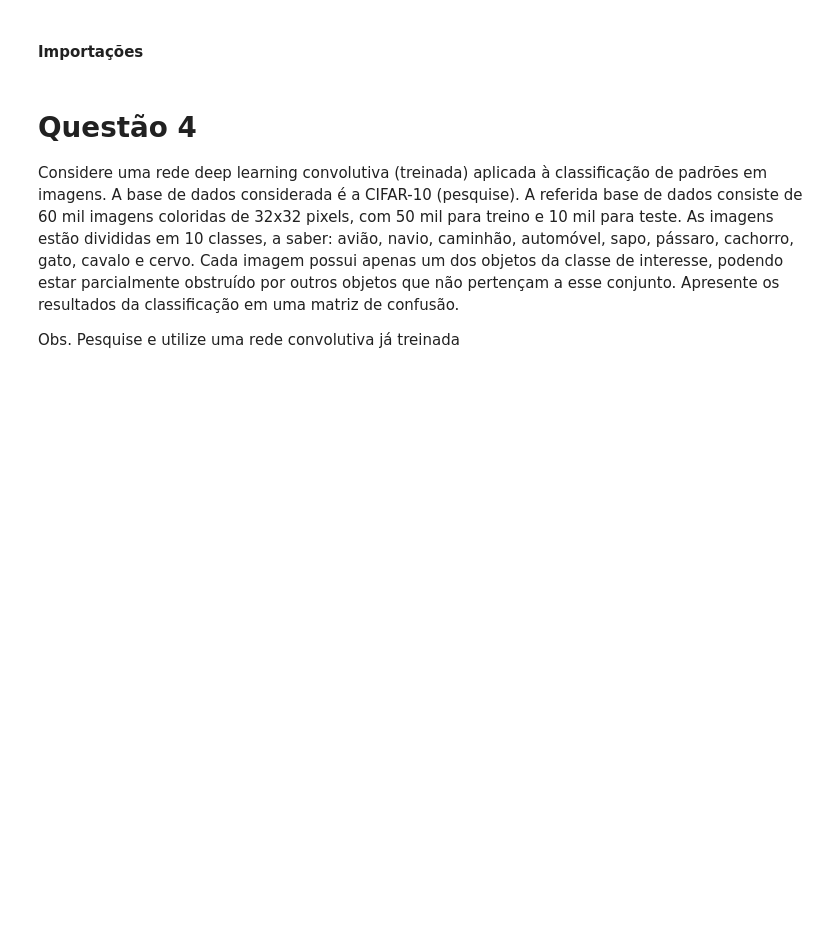
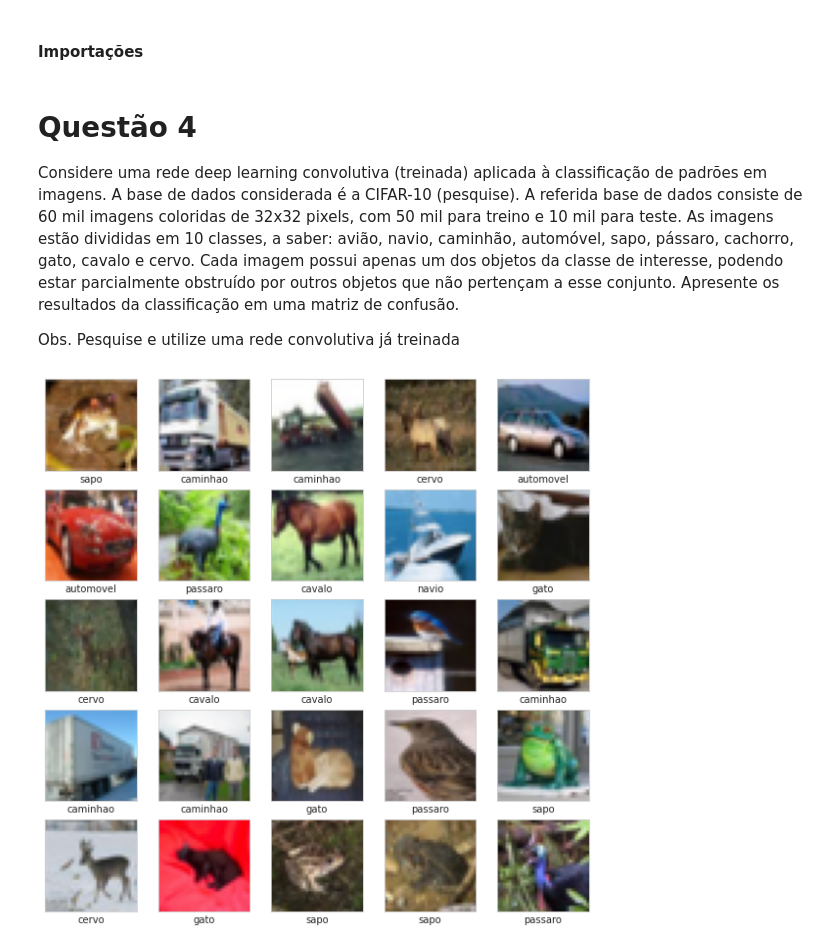
Before and after one commit to angelomarcelino/machine_learning, a Jupyter notebook: q4_CIFAR_10.ipynb, the cells around one changed output. Cells and saved outputs as stored; diff of their text form; code cells hidden in the pictures; blank space fills up the shorter version.

```diff
--- a/q4_CIFAR_10.ipynb
+++ b/q4_CIFAR_10.ipynb
@@ -2,8 +2,38 @@
 <a href="https://colab.research.google.com/github/angelomarcelino/machine_learning/blob/main/q4_CIFAR_10.ipynb" target="_parent"><img src="https://colab.research.google.com/assets/colab-badge.svg" alt="Open In Colab"/></a>
 # %% [markdown]
 #### Importações
+# %%
+from sklearn.model_selection import train_test_split
+from matplotlib import pyplot as plt
+import numpy as np
+import tensorflow as tf
+from tensorflow.keras import datasets, layers, models
+import seaborn as sns
+sns.set_style('whitegrid')
 # %% [markdown]
 # Questão 4
 Considere uma rede deep learning convolutiva (treinada) aplicada à classificação de padrões em imagens. A base de dados considerada é a CIFAR-10 (pesquise). A referida base de dados consiste de 60 mil imagens coloridas de 32x32 pixels, com 50 mil para treino e 10 mil para teste. As imagens estão divididas em 10 classes, a saber: avião, navio, caminhão, automóvel, sapo, pássaro, cachorro, gato, cavalo e cervo. Cada imagem possui apenas um dos objetos da classe de interesse, podendo estar parcialmente obstruído por outros objetos que não pertençam a esse conjunto. Apresente os resultados da classificação em uma matriz de confusão.
 
 Obs. Pesquise e utilize uma rede convolutiva já treinada
+# %%
+(train_images, train_labels), (test_images, test_labels) = datasets.cifar10.load_data()
+
+# Normalizar valores dos pixels entre 0 e 1
+train_images, test_images = train_images / 255.0, test_images / 255.0
+# %%
+class_names = ['aviao', 'automovel', 'passaro', 'gato', 'cervo',
+               'cao', 'sapo', 'cavalo', 'navio', 'caminhao']
+
+plt.figure(figsize=(10,10))
+for i in range(25):
+    plt.subplot(5,5,i+1)
+    plt.xticks([])
+    plt.yticks([])
+    plt.grid(False)
+    plt.imshow(train_images[i], cmap=plt.cm.binary)
+    # The CIFAR labels happen to be arrays,
+    # which is why you need the extra index
+    plt.xlabel(class_names[train_labels[i][0]])
+plt.show()
+# %% [output]
+[figure, added]
```
Also changed, not shown: parts of 7 cells of this notebook.
